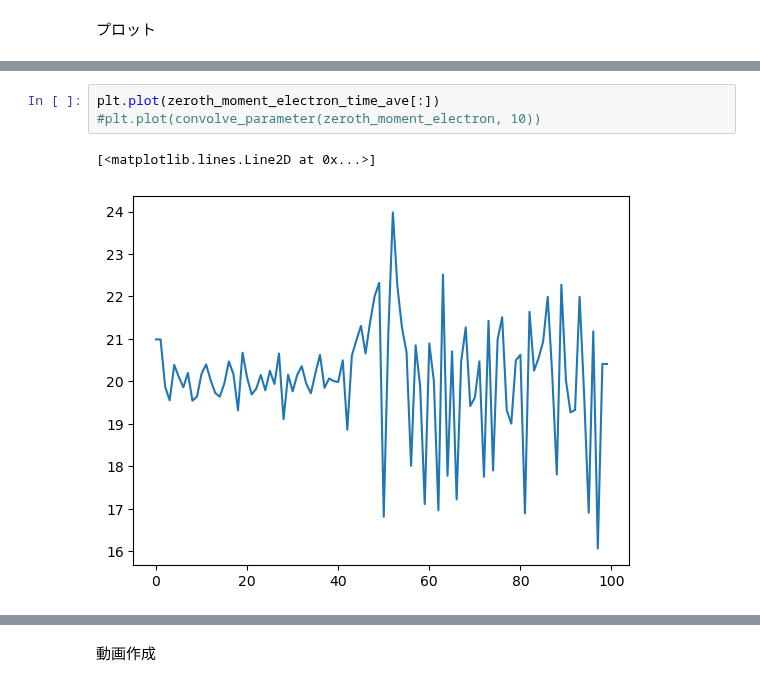
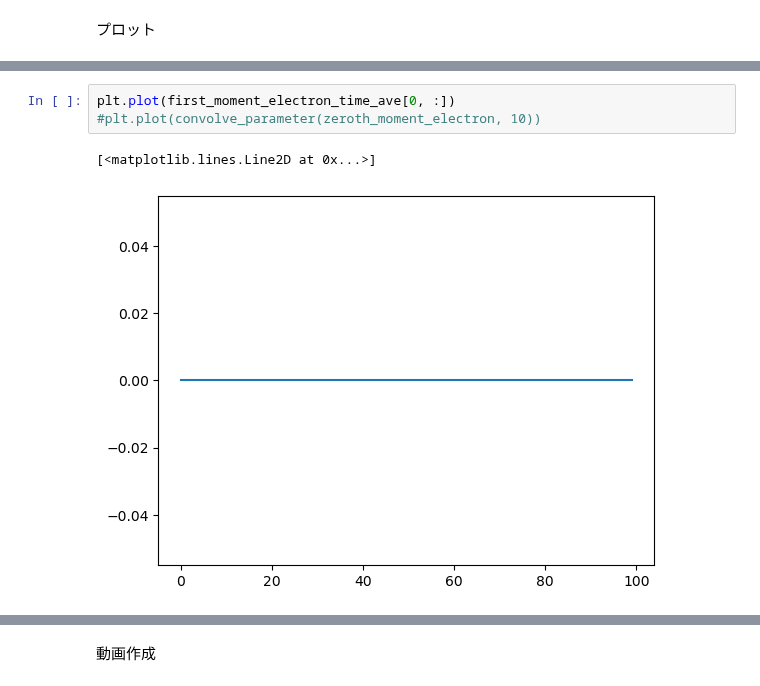
Before and after one commit to keita-akutagawa/MHD-PIC, a Jupyter notebook: 1D/Alfven_MHD-PIC_Sugiyama.ipynb, the cells around one changed output, grey strips where cells are left out. Drawn from its saved outputs; the diff is of its cells as text.

```diff
--- a/1D/Alfven_MHD-PIC_Sugiyama.ipynb
+++ b/1D/Alfven_MHD-PIC_Sugiyama.ipynb
@@ -516,11 +500,11 @@ current_y_mhd[-1] = current_y_mhd[-2]
 current_z_mhd[0] = current_z_mhd[1]
 current_z_mhd[-1] = current_z_mhd[-2]
 # %%
-plt.plot(zeroth_moment_electron_time_ave[:])
+plt.plot(first_moment_electron_time_ave[0, :])
 #plt.plot(convolve_parameter(zeroth_moment_electron, 10))
 # %% [output]
 [<matplotlib.lines.Line2D at 0x...>]
-[figure, old version]
+[figure, new version]
 # %%
 fig = plt.figure(figsize=(8, 4))
 ax1 = fig.add_subplot(111)
```
Also changed, not shown: parts of 6 cells of this notebook, 1 other file.
